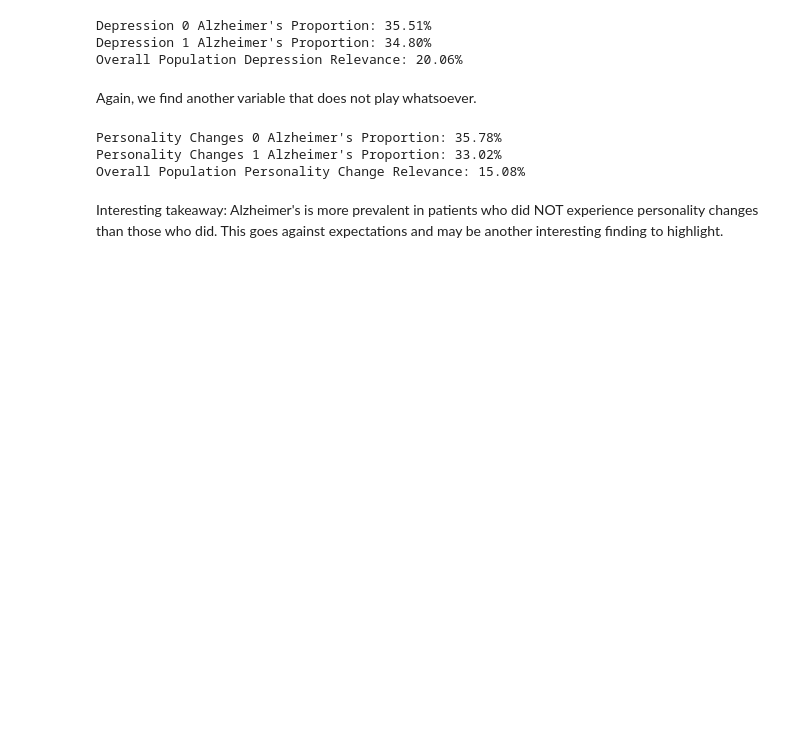
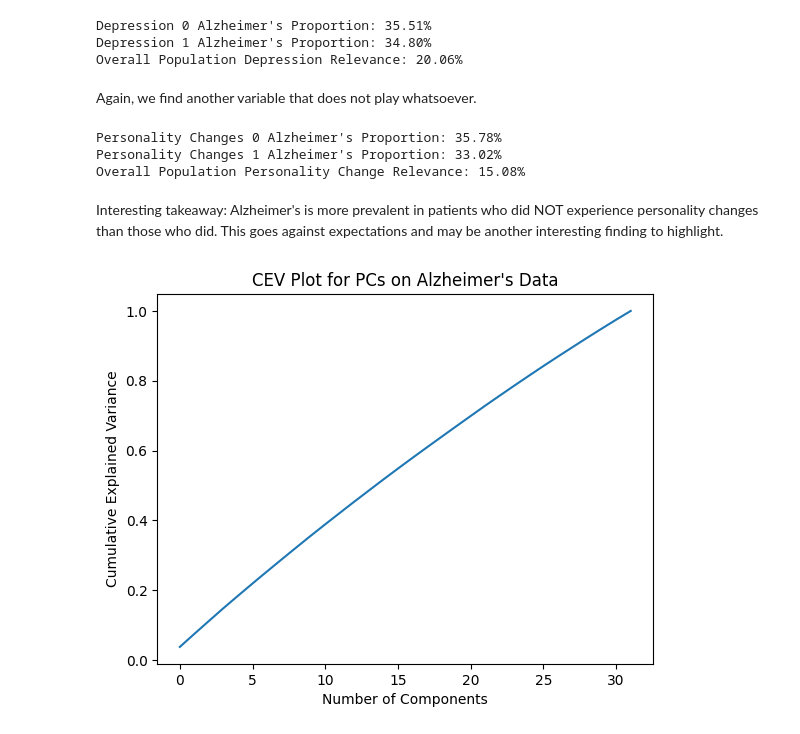
Before and after one commit to ssimkani/mdst-ai-in-healthcare, a Jupyter notebook: notebooks/02_eda.ipynb, the cells around one changed output. Drawn from its saved outputs; the diff is of its cells as text; code cells hidden in the pictures; blank space fills up the shorter version.

```diff
--- a/notebooks/02_eda.ipynb
+++ b/notebooks/02_eda.ipynb
@@ -509,3 +500,29 @@ Personality Changes 1 Alzheimer's Proportion: 33.02%
 Overall Population Personality Change Relevance: 15.08%
 # %% [markdown]
 Interesting takeaway: Alzheimer's is more prevalent in patients who did NOT experience personality changes than those who did. This goes against expectations and may be another interesting finding to highlight.
+# %%
+# Create input and target dataframes/arrays
+# We drop AgeCat here because it is derived from Age, which is already included
+X_data = data.drop(columns = ['Diagnosis', 'AgeCat'])
+y_data = data['Diagnosis']
+# %%
+# Encode categorical variables
+X_data = pd.get_dummies(X_data, drop_first = True)
+
+# Standardize the features
+pca_scaler = StandardScaler()
+X_scaled = pca_scaler.fit_transform(X_data)
+
+# Run the PCA algorithm
+pca = PCA()
+X_pca = pca.fit_transform(X_scaled)
+
+# Determine how many PCs we need based on variance explanation threshold
+# We do this by plotting a cumulative density plot of explained variance
+plt.plot(np.cumsum(pca.explained_variance_ratio_))
+plt.title("CEV Plot for PCs on Alzheimer's Data")
+plt.xlabel("Number of Components")
+plt.ylabel("Cumulative Explained Variance")
+plt.show()
+# %% [output]
+[figure, added]
```
Also changed, not shown: parts of 26 cells of this notebook.
